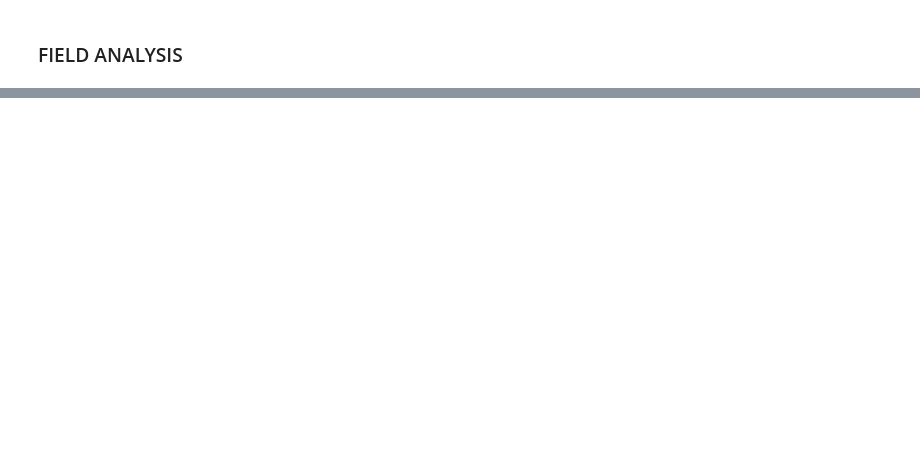
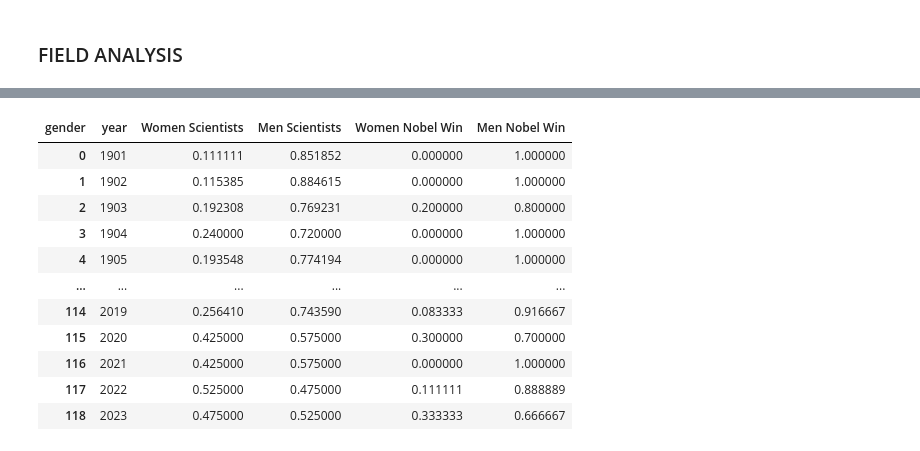
Before and after one commit to Bluceli168/IH-API-Project, a Jupyter notebook: main.ipynb, the cells around one changed output, grey strips where cells are left out. Drawn from its saved outputs; the diff is of its cells as text; code cells hidden in the pictures; blank space fills up the shorter version.

```diff
--- a/main.ipynb
+++ b/main.ipynb
@@ -78,0 +118,14 @@ display(gender_df)
+# %%
+gender_df = shape_dataframe(laureates_df, gender_columns)
+
+nobels_by_year = gender_df.groupby(['award_year', 'gender']).size().unstack(fill_value=0)
+nobels_by_year['total'] = nobels_by_year.sum(axis=1)
+nobels_by_year['female_ratio_nobels'] = nobels_by_year['female'] / nobels_by_year['total']
+nobels_by_year['male_ratio_nobels'] = nobels_by_year['male'] / nobels_by_year['total']
+nobels_by_year['ratio_diff_nobels'] = nobels_by_year['male_ratio_nobels'] - nobels_by_year['female_ratio_nobels']
+nobels_ratio_by_year = nobels_by_year[['female_ratio_nobels', 'male_ratio_nobels']]
+nobels_ratio_by_year.reset_index(inplace=True)
+nobels_ratio_by_year = nobels_ratio_by_year.rename(columns={'award_year': 'year'})
+display(nobels_ratio_by_year)
+fig = px.line(nobels_ratio_by_year, x='year', y=['female_ratio_nobels', 'male_ratio_nobels'], title='Yearly Gender Ratio of Nobel Laureates')
+fig.show()
@@ -361,0 +555,69 @@ fig.show()
+# %%
+display(pivot_fields_df)
+display(nobels_ratio_by_year)
+
+# Ensure 'year' columns are of the same data type
+pivot_fields_df['year'] = pivot_fields_df['year'].astype(int)
+nobels_ratio_by_year['year'] = nobels_ratio_by_year['year'].astype(int)
+
+merged_ratios = pd.merge(pivot_fields_df, nobels_ratio_by_year, left_on='year', right_on='year', suffixes=('_papers', '_nobels'))
+merged_ratios.rename(columns={
+    'female': 'Women Scientists',
+    'male': 'Men Scientists',
+    'female_ratio_nobels': 'Women Nobel Win',
+    'male_ratio_nobels': 'Men Nobel Win'
+}, inplace=True)
+display(merged_ratios)
+
+
+""" custom_colors = {
+    'Men Nobel Win': '#1f77b4',
+    'Men Scientists': '#87ceeb',
+    'Women Nobel Win': '#cd8816',
+    'Women Scientists': '#ffb333',
+} """
+
+# Create the line graph with markers
+fig = px.line(
+    merged_ratios,
+    x='year',
+    y=[
+        'Men Nobel Win',
+        'Men Scientists',
+        'Women Nobel Win',
+        'Women Scientists',
+        ],
+    title='Gender Ratios in Scientific Papers and Nobel Laureates Over Time',
+    color_discrete_map=custom_colors,
+)
+# Apply a theme
+fig.update_layout(template='plotly_white')
+# Update fonts
+
+fig.add_annotation(
+    x=2009,
+    y=merged_ratios.loc[merged_ratios['year'] == 2009, 'Women Nobel Win'].values[0],
+    text="Rare over representation",
+    showarrow=True,
+    arrowhead=1
+)
+
+fig.show()
+
+# Calculate average ratios over time
+average_ratios_df = merged_ratios.mean().to_frame(name='Average').T
+average_ratios_df = average_ratios_df.drop(columns='year')
+display(average_ratios_df)
+
+# Create a bar chart for average ratios
+fig_avg = px.bar(
+    average_ratios_df.melt(var_name='Category', value_name='Average Ratio'),
+    x='Category',
+    y='Average Ratio',
+    title='Average Gender Ratios in Scientific Papers and Nobel Laureates',
+    color='Category',
+    color_discrete_map=custom_colors
+)
+fig_avg.update_layout(template='plotly_white')
+fig_avg.show()
+# %% [output]
@@ -361,0 +650,12 @@ fig.show()
+| gender | year | Women Scientists | Men Scientists | Women Nobel Win | Men Nobel Win |
+| 0 | 1901 | 0.111111 | 0.851852 | 0.000000 | 1.000000 |
+| 1 | 1902 | 0.115385 | 0.884615 | 0.000000 | 1.000000 |
+| 2 | 1903 | 0.192308 | 0.769231 | 0.200000 | 0.800000 |
+| 3 | 1904 | 0.240000 | 0.720000 | 0.000000 | 1.000000 |
+| 4 | 1905 | 0.193548 | 0.774194 | 0.000000 | 1.000000 |
+| ... | ... | ... | ... | ... | ... |
+| 114 | 2019 | 0.256410 | 0.743590 | 0.083333 | 0.916667 |
+| 115 | 2020 | 0.425000 | 0.575000 | 0.300000 | 0.700000 |
+| 116 | 2021 | 0.425000 | 0.575000 | 0.000000 | 1.000000 |
+| 117 | 2022 | 0.525000 | 0.475000 | 0.111111 | 0.888889 |
+| 118 | 2023 | 0.475000 | 0.525000 | 0.333333 | 0.666667 |
```
Also changed, not shown: parts of 17 cells of this notebook, 4 other files.
